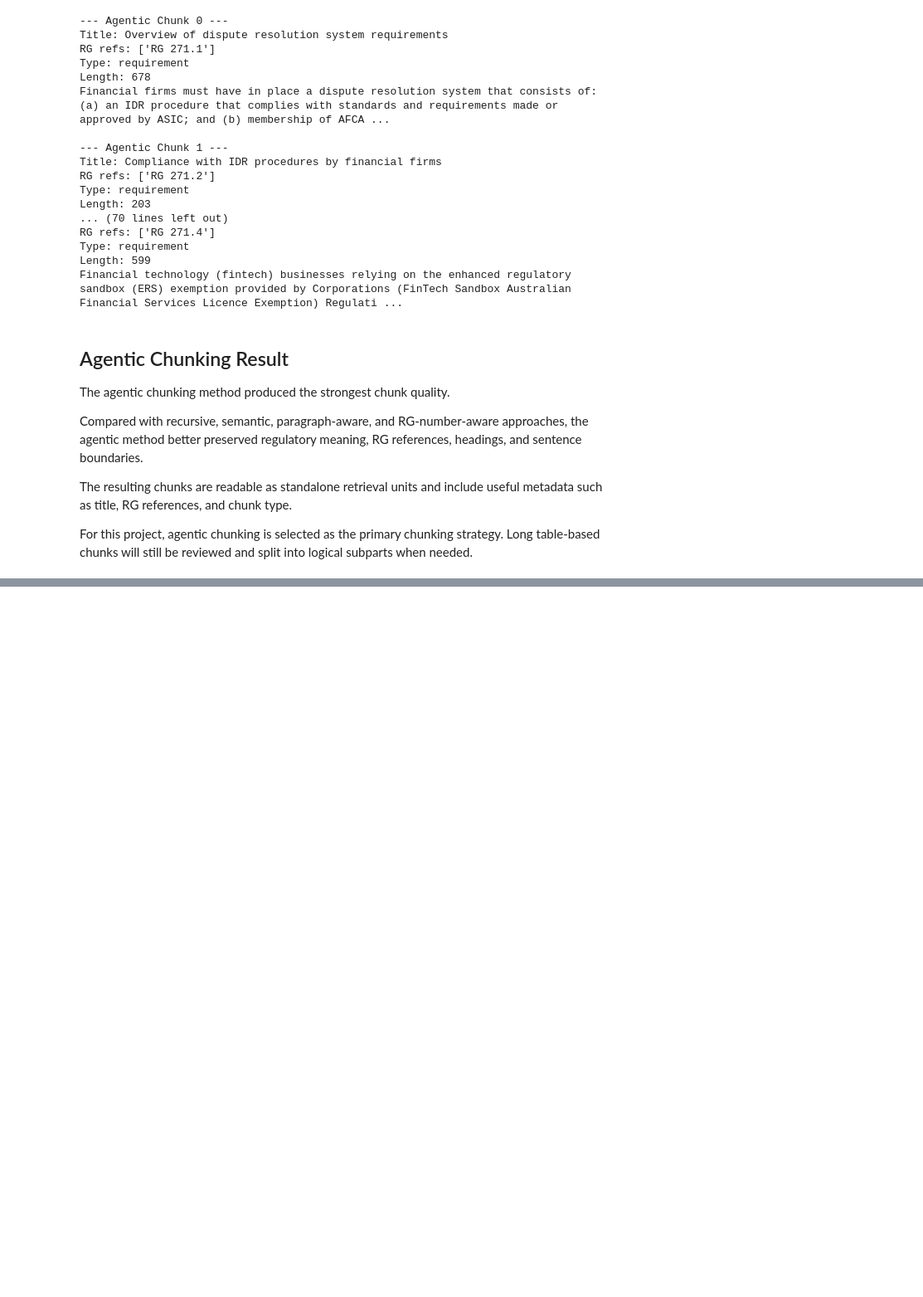
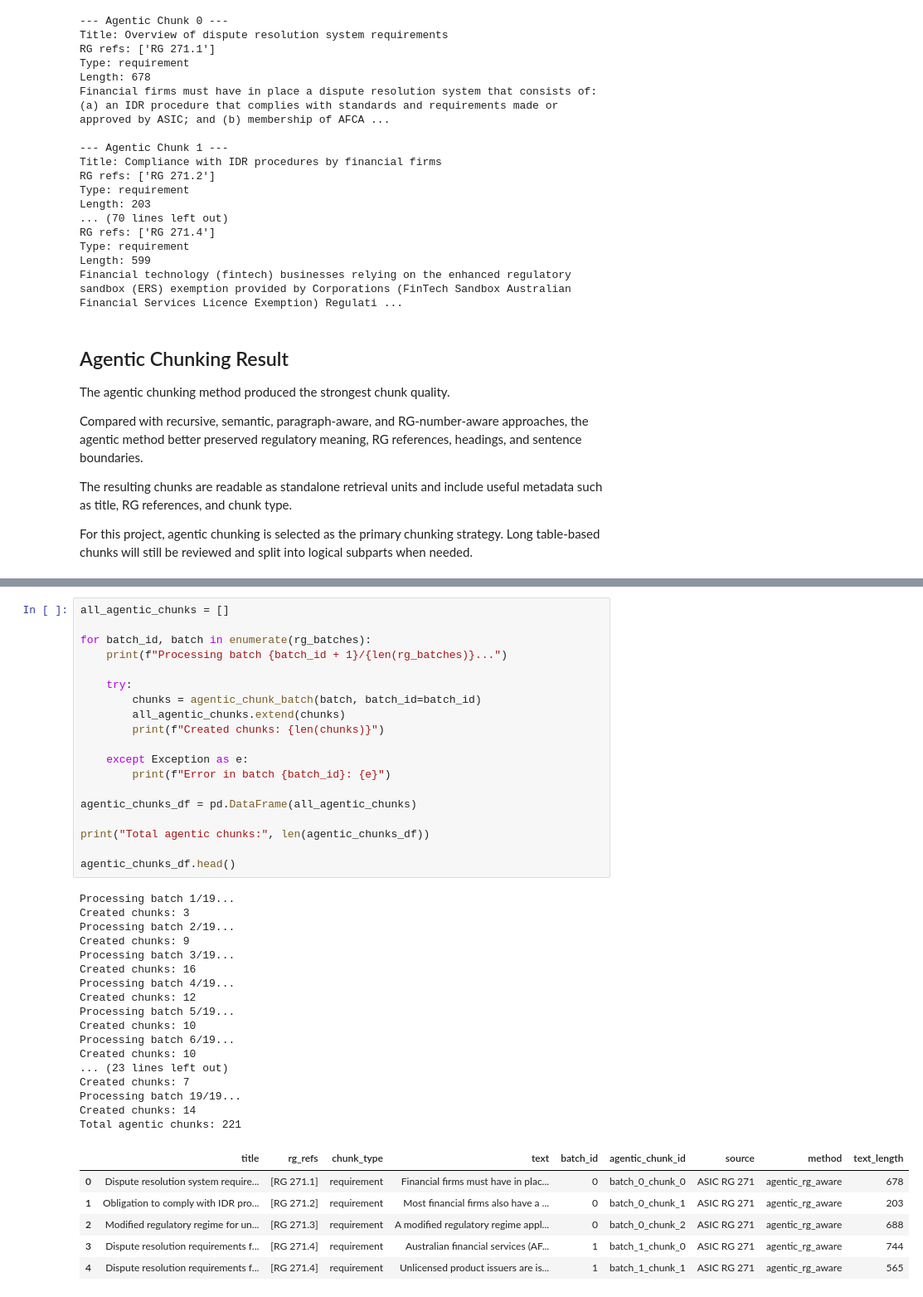
Before and after one commit to ozzy2438/Complaint-Intelligence-Platform-PII-Safe-Classification-RAG-Assistant-for-Financial-Complaints, a Jupyter notebook: complaint-intelligence-platform/notebooks/04_rag_rg271.ipynb, the cells around one changed output, grey strips where cells are left out. Shown at 83% size. Saved outputs shown, nothing was run; the diff lists cells and outputs as text; blank space fills up the shorter version.

```diff
--- a/complaint-intelligence-platform/notebooks/04_rag_rg271.ipynb
+++ b/complaint-intelligence-platform/notebooks/04_rag_rg271.ipynb
@@ -1313,0 +1557,43 @@ For this project, agentic chunking is selected as the primary chunking strategy.
+# %%
+all_agentic_chunks = []
+
+for batch_id, batch in enumerate(rg_batches):
+    print(f"Processing batch {batch_id + 1}/{len(rg_batches)}...")
+
+    try:
+        chunks = agentic_chunk_batch(batch, batch_id=batch_id)
+        all_agentic_chunks.extend(chunks)
+        print(f"Created chunks: {len(chunks)}")
+
+    except Exception as e:
+        print(f"Error in batch {batch_id}: {e}")
+
+agentic_chunks_df = pd.DataFrame(all_agentic_chunks)
+
+print("Total agentic chunks:", len(agentic_chunks_df))
+
+agentic_chunks_df.head()
+# %% [output]
+Processing batch 1/19...
+Created chunks: 3
+Processing batch 2/19...
+Created chunks: 9
+Processing batch 3/19...
+Created chunks: 16
+Processing batch 4/19...
+Created chunks: 12
+Processing batch 5/19...
+Created chunks: 10
+Processing batch 6/19...
+Created chunks: 10
+... (23 lines left out)
+Created chunks: 7
+Processing batch 19/19...
+Created chunks: 14
+Total agentic chunks: 221
+|  | title | rg_refs | chunk_type | text | batch_id | agentic_chunk_id | source | method | text_length |
+| 0 | Dispute resolution system require... | [RG 271.1] | requirement | Financial firms must have in plac... | 0 | batch_0_chunk_0 | ASIC RG 271 | agentic_rg_aware | 678 |
+| 1 | Obligation to comply with IDR pro... | [RG 271.2] | requirement | Most financial firms also have a ... | 0 | batch_0_chunk_1 | ASIC RG 271 | agentic_rg_aware | 203 |
+| 2 | Modified regulatory regime for un... | [RG 271.3] | requirement | A modified regulatory regime appl... | 0 | batch_0_chunk_2 | ASIC RG 271 | agentic_rg_aware | 688 |
+| 3 | Dispute resolution requirements f... | [RG 271.4] | requirement | Australian financial services (AF... | 1 | batch_1_chunk_0 | ASIC RG 271 | agentic_rg_aware | 744 |
+| 4 | Dispute resolution requirements f... | [RG 271.4] | requirement | Unlicensed product issuers are is... | 1 | batch_1_chunk_1 | ASIC RG 271 | agentic_rg_aware | 565 |
```
Also changed, not shown: parts of 10 cells of this notebook, 27 other files.
